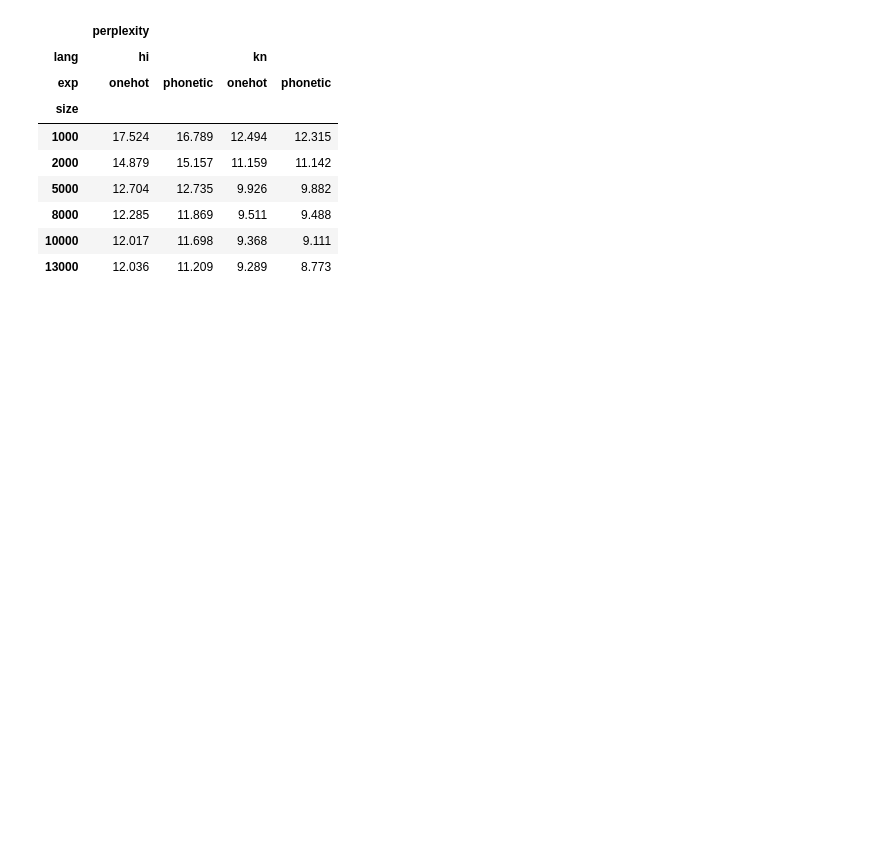
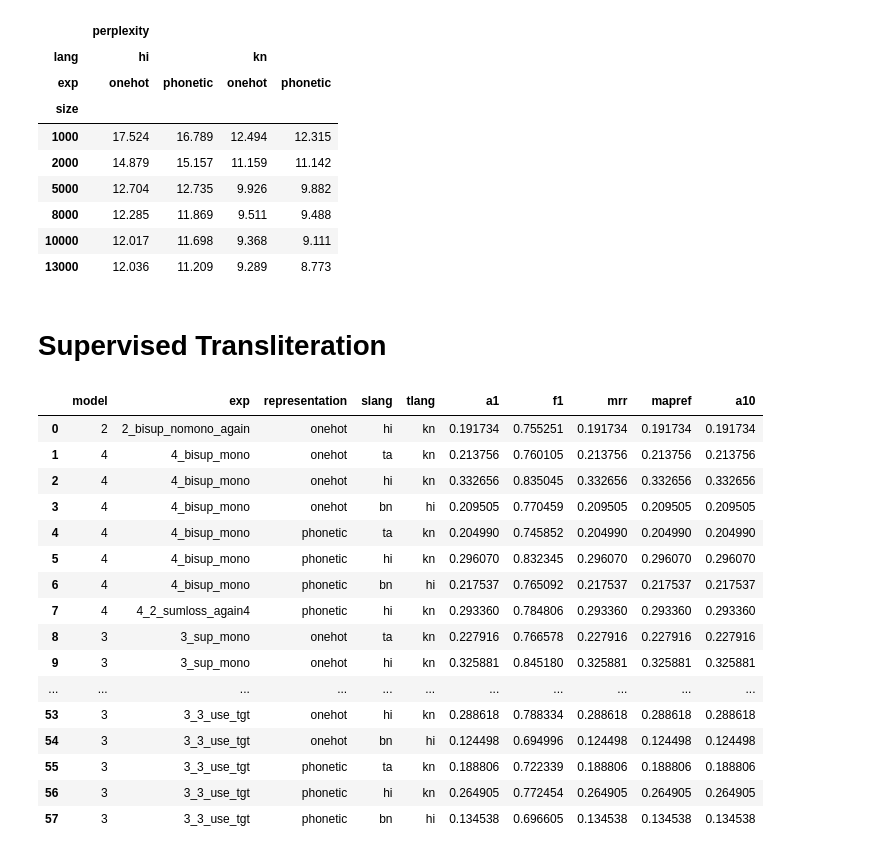
Before and after one commit to anoopkunchukuttan/mlxlit, a Jupyter notebook: analysis/analysis.ipynb, the cells around one changed output. Saved outputs shown, nothing was run; the diff lists cells and outputs as text; code cells hidden in the pictures; blank space fills up the shorter version.

```diff
--- a/analysis/analysis.ipynb
+++ b/analysis/analysis.ipynb
@@ -87,3 +87,28 @@ lm_results[lm_results['set']=='news12'].pivot_table(index=['size'],columns=['lan
 | 8000 | 12.285 | 11.869 | 9.511 | 9.488 |
 | 10000 | 12.017 | 11.698 | 9.368 | 9.111 |
 | 13000 | 12.036 | 11.209 | 9.289 | 8.773 |
+# %% [markdown]
+# Supervised Transliteration
+# %%
+supxlit_rtable=pd.read_csv('sup_transliteration.csv',sep='|',
+            header=None, index_col=False,
+            names=['model','exp','representation','slang','tlang','a1','f1','mrr','mapref','a10'])
+supxlit_rtable
+# %% [output]
+|  | model | exp | representation | slang | tlang | a1 | f1 | mrr | mapref | a10 |
+| 0 | 2 | 2_bisup_nomono_again | onehot | hi | kn | 0.191734 | 0.755251 | 0.191734 | 0.191734 | 0.191734 |
+| 1 | 4 | 4_bisup_mono | onehot | ta | kn | 0.213756 | 0.760105 | 0.213756 | 0.213756 | 0.213756 |
+| 2 | 4 | 4_bisup_mono | onehot | hi | kn | 0.332656 | 0.835045 | 0.332656 | 0.332656 | 0.332656 |
+| 3 | 4 | 4_bisup_mono | onehot | bn | hi | 0.209505 | 0.770459 | 0.209505 | 0.209505 | 0.209505 |
+| 4 | 4 | 4_bisup_mono | phonetic | ta | kn | 0.204990 | 0.745852 | 0.204990 | 0.204990 | 0.204990 |
+| 5 | 4 | 4_bisup_mono | phonetic | hi | kn | 0.296070 | 0.832345 | 0.296070 | 0.296070 | 0.296070 |
+| 6 | 4 | 4_bisup_mono | phonetic | bn | hi | 0.217537 | 0.765092 | 0.217537 | 0.217537 | 0.217537 |
+| 7 | 4 | 4_2_sumloss_again4 | phonetic | hi | kn | 0.293360 | 0.784806 | 0.293360 | 0.293360 | 0.293360 |
+| 8 | 3 | 3_sup_mono | onehot | ta | kn | 0.227916 | 0.766578 | 0.227916 | 0.227916 | 0.227916 |
+| 9 | 3 | 3_sup_mono | onehot | hi | kn | 0.325881 | 0.845180 | 0.325881 | 0.325881 | 0.325881 |
+| ... | ... | ... | ... | ... | ... | ... | ... | ... | ... | ... |
+| 53 | 3 | 3_3_use_tgt | onehot | hi | kn | 0.288618 | 0.788334 | 0.288618 | 0.288618 | 0.288618 |
+| 54 | 3 | 3_3_use_tgt | onehot | bn | hi | 0.124498 | 0.694996 | 0.124498 | 0.124498 | 0.124498 |
+| 55 | 3 | 3_3_use_tgt | phonetic | ta | kn | 0.188806 | 0.722339 | 0.188806 | 0.188806 | 0.188806 |
+| 56 | 3 | 3_3_use_tgt | phonetic | hi | kn | 0.264905 | 0.772454 | 0.264905 | 0.264905 | 0.264905 |
+| 57 | 3 | 3_3_use_tgt | phonetic | bn | hi | 0.134538 | 0.696605 | 0.134538 | 0.134538 | 0.134538 |
```
Also changed, not shown: parts of 3 cells of this notebook, 1 other file.
